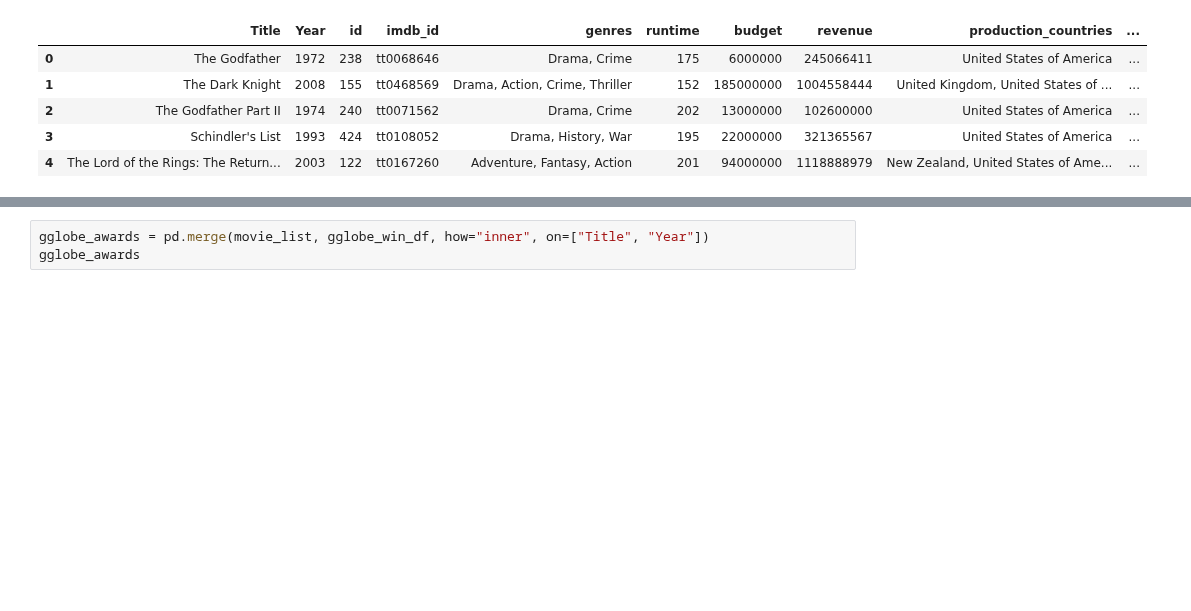
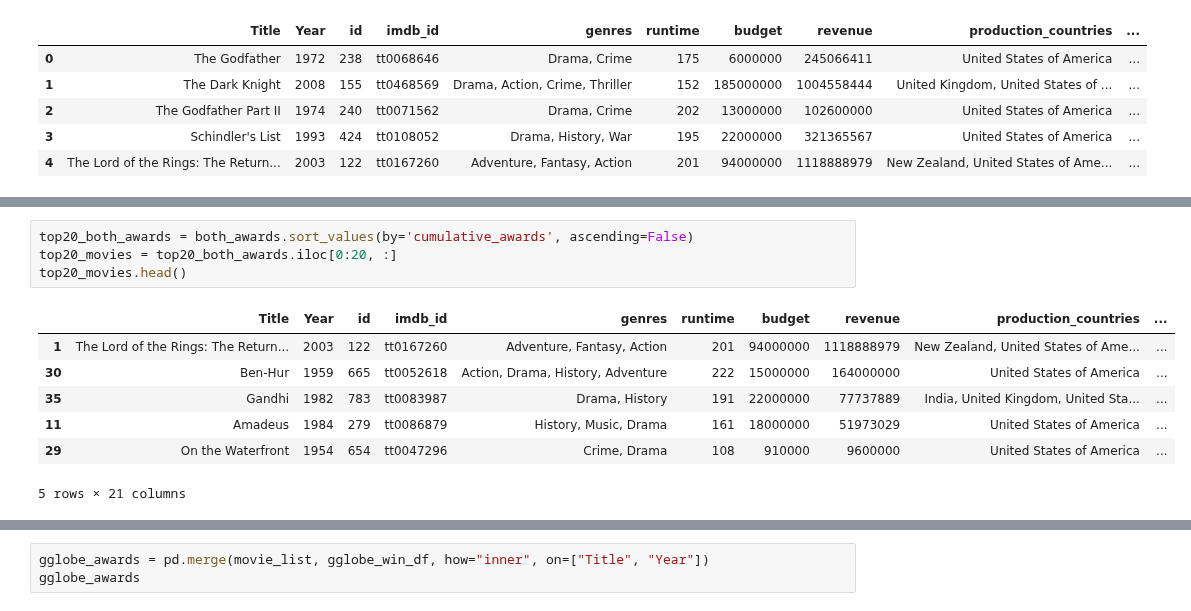
Before and after one commit to Mitajoshi/BC-Project-1, a Jupyter notebook: movie_analysis.ipynb, the cells around one changed output, grey strips where cells are left out. Drawn from its saved outputs; the diff is of its cells as text; blank space fills up the shorter version.

```diff
--- a/movie_analysis.ipynb
+++ b/movie_analysis.ipynb
@@ -992,0 +1032,12 @@ both_awards
+# %%
+top20_both_awards = both_awards.sort_values(by='cumulative_awards', ascending=False)
+top20_movies = top20_both_awards.iloc[0:20, :]
+top20_movies.head()
+# %% [output]
+|  | Title | Year | id | imdb_id | genres | runtime | budget | revenue | production_countries | ... |
+| 1 | The Lord of the Rings: The Return... | 2003 | 122 | tt0167260 | Adventure, Fantasy, Action | 201 | 94000000 | 1118888979 | New Zealand, United States of Ame... | ... |
+| 30 | Ben-Hur | 1959 | 665 | tt0052618 | Action, Drama, History, Adventure | 222 | 15000000 | 164000000 | United States of America | ... |
+| 35 | Gandhi | 1982 | 783 | tt0083987 | Drama, History | 191 | 22000000 | 77737889 | India, United Kingdom, United Sta... | ... |
+| 11 | Amadeus | 1984 | 279 | tt0086879 | History, Music, Drama | 161 | 18000000 | 51973029 | United States of America | ... |
+| 29 | On the Waterfront | 1954 | 654 | tt0047296 | Crime, Drama | 108 | 910000 | 9600000 | United States of America | ... |
+5 rows × 21 columns
```
Also changed, not shown: parts of 16 cells of this notebook.
